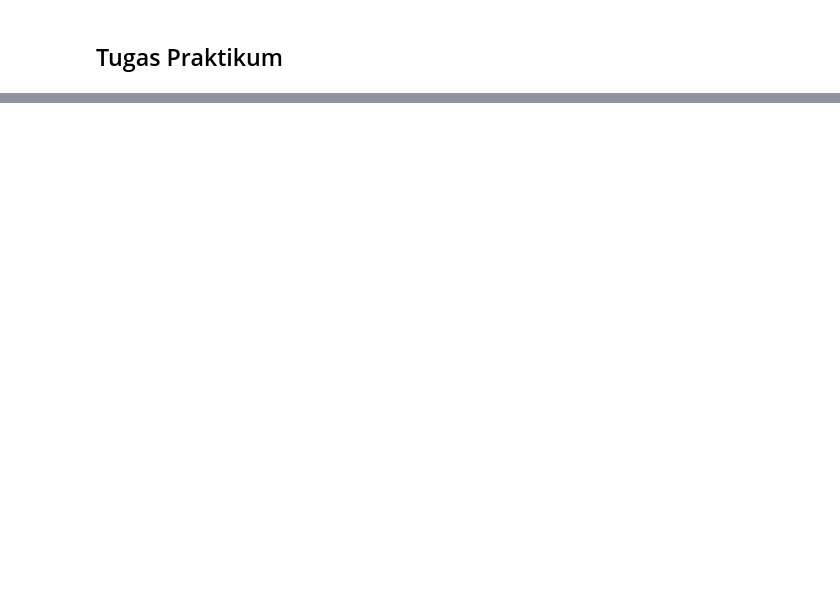
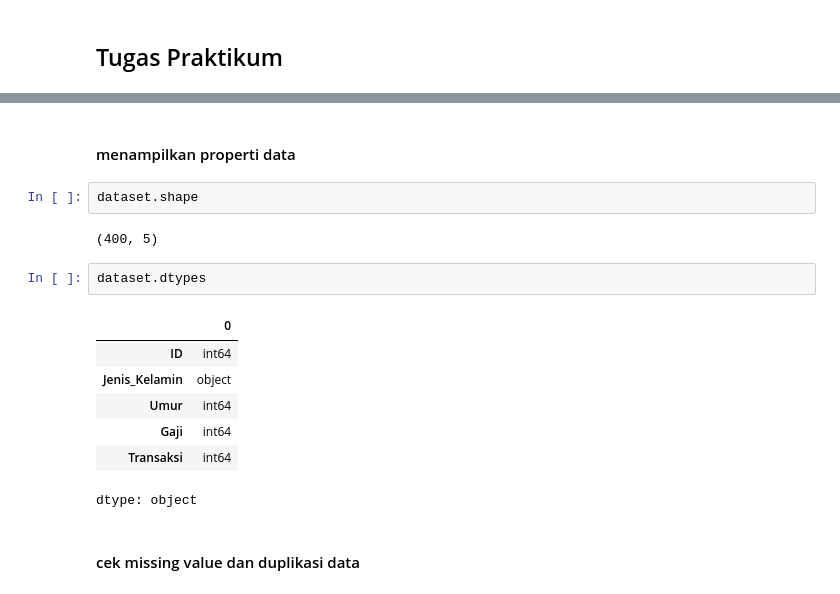
Before and after one commit to terra2n/2025_KB_TI-1C, a Jupyter notebook: jobsheet8.ipynb, the cells around one changed output, grey strips where cells are left out. Cells and saved outputs as stored; diff of their text form; blank space fills up the shorter version.

```diff
--- a/jobsheet8.ipynb
+++ b/jobsheet8.ipynb
@@ -150,0 +281,18 @@ model.score(X_test, y_test)
+# %% [markdown]
+#### menampilkan properti data
+# %%
+dataset.shape
+# %% [output]
+(400, 5)
+# %%
+dataset.dtypes
+# %% [output]
+|  | 0 |
+| ID | int64 |
+| Jenis_Kelamin | object |
+| Umur | int64 |
+| Gaji | int64 |
+| Transaksi | int64 |
+dtype: object
+# %% [markdown]
+#### cek missing value dan duplikasi data
```
Also changed, not shown: parts of 69 cells of this notebook.
